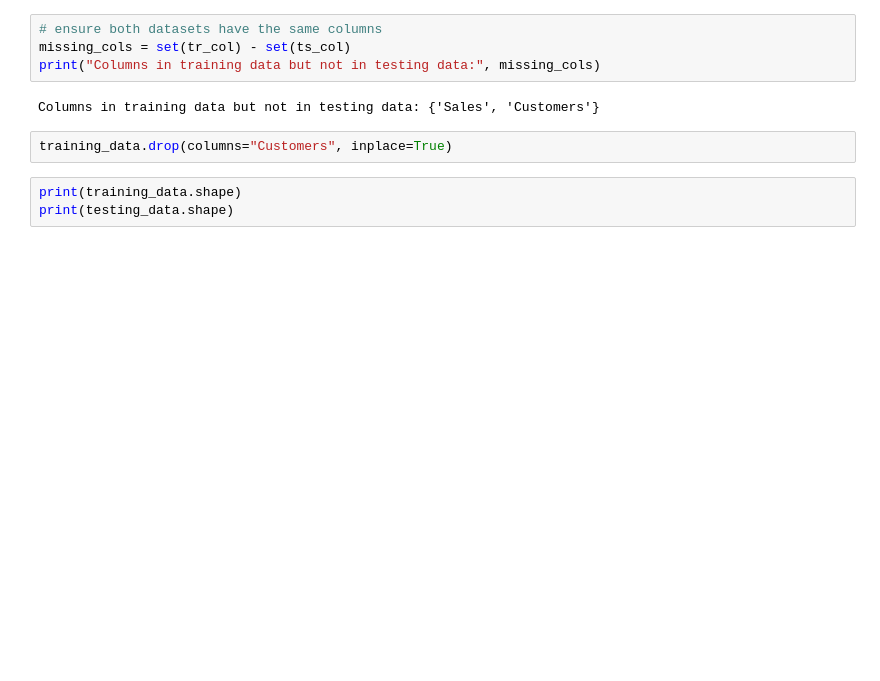
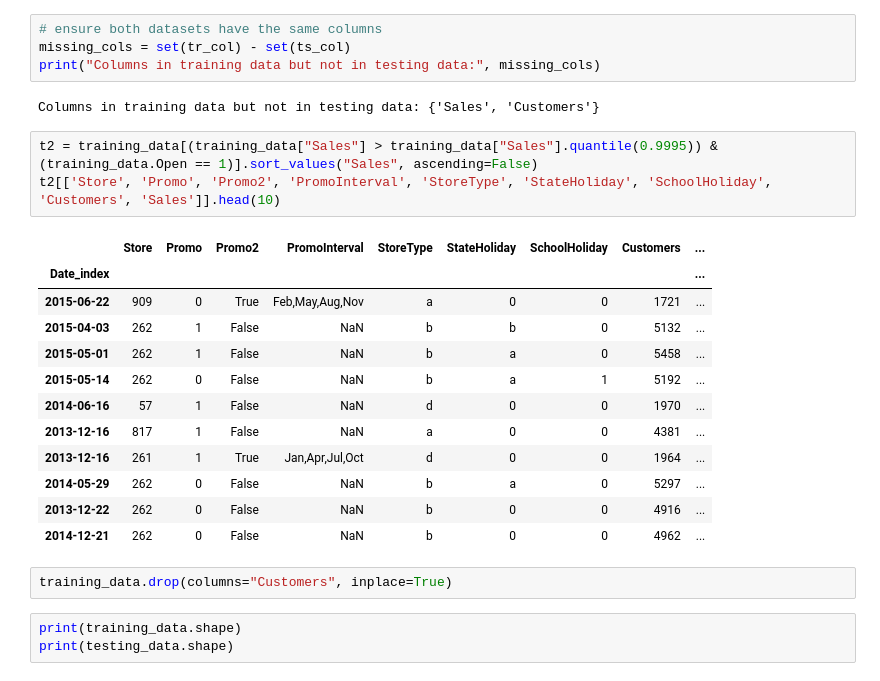
Before and after one commit to mohamedseif-10/Sales-Forecasting, a Jupyter notebook: Notebooks/Data_wrangling.ipynb, the cells around one changed output. Saved outputs shown, nothing was run; the diff lists cells and outputs as text; blank space fills up the shorter version.

Commit message:
Some data cleanin and fixing some data issues(sales feature)

```diff
--- a/Notebooks/Data_wrangling.ipynb
+++ b/Notebooks/Data_wrangling.ipynb
@@ -117,6 +116,22 @@ missing_cols = set(tr_col) - set(ts_col)
 print("Columns in training data but not in testing data:", missing_cols)
 # %% [output]
 Columns in training data but not in testing data: {'Sales', 'Customers'}
+# %%
+t2 = training_data[(training_data["Sales"] > training_data["Sales"].quantile(0.9995)) & (training_data.Open == 1)].sort_values("Sales", ascending=False)
+t2[['Store', 'Promo', 'Promo2', 'PromoInterval', 'StoreType', 'StateHoliday', 'SchoolHoliday', 'Customers', 'Sales']].head(10)
+# %% [output]
+|  | Store | Promo | Promo2 | PromoInterval | StoreType | StateHoliday | SchoolHoliday | Customers | ... |
+| Date_index |  |  |  |  |  |  |  |  | ... |
+| 2015-06-22 | 909 | 0 | True | Feb,May,Aug,Nov | a | 0 | 0 | 1721 | ... |
+| 2015-04-03 | 262 | 1 | False | NaN | b | b | 0 | 5132 | ... |
+| 2015-05-01 | 262 | 1 | False | NaN | b | a | 0 | 5458 | ... |
+| 2015-05-14 | 262 | 0 | False | NaN | b | a | 1 | 5192 | ... |
+| 2014-06-16 | 57 | 1 | False | NaN | d | 0 | 0 | 1970 | ... |
+| 2013-12-16 | 817 | 1 | False | NaN | a | 0 | 0 | 4381 | ... |
+| 2013-12-16 | 261 | 1 | True | Jan,Apr,Jul,Oct | d | 0 | 0 | 1964 | ... |
+| 2014-05-29 | 262 | 0 | False | NaN | b | a | 0 | 5297 | ... |
+| 2013-12-22 | 262 | 0 | False | NaN | b | 0 | 0 | 4916 | ... |
+| 2014-12-21 | 262 | 0 | False | NaN | b | 0 | 0 | 4962 | ... |
 # %%
 training_data.drop(columns="Customers", inplace=True)
 # %%
```
Also changed, not shown: parts of 1 cell of this notebook, 1 other file.
